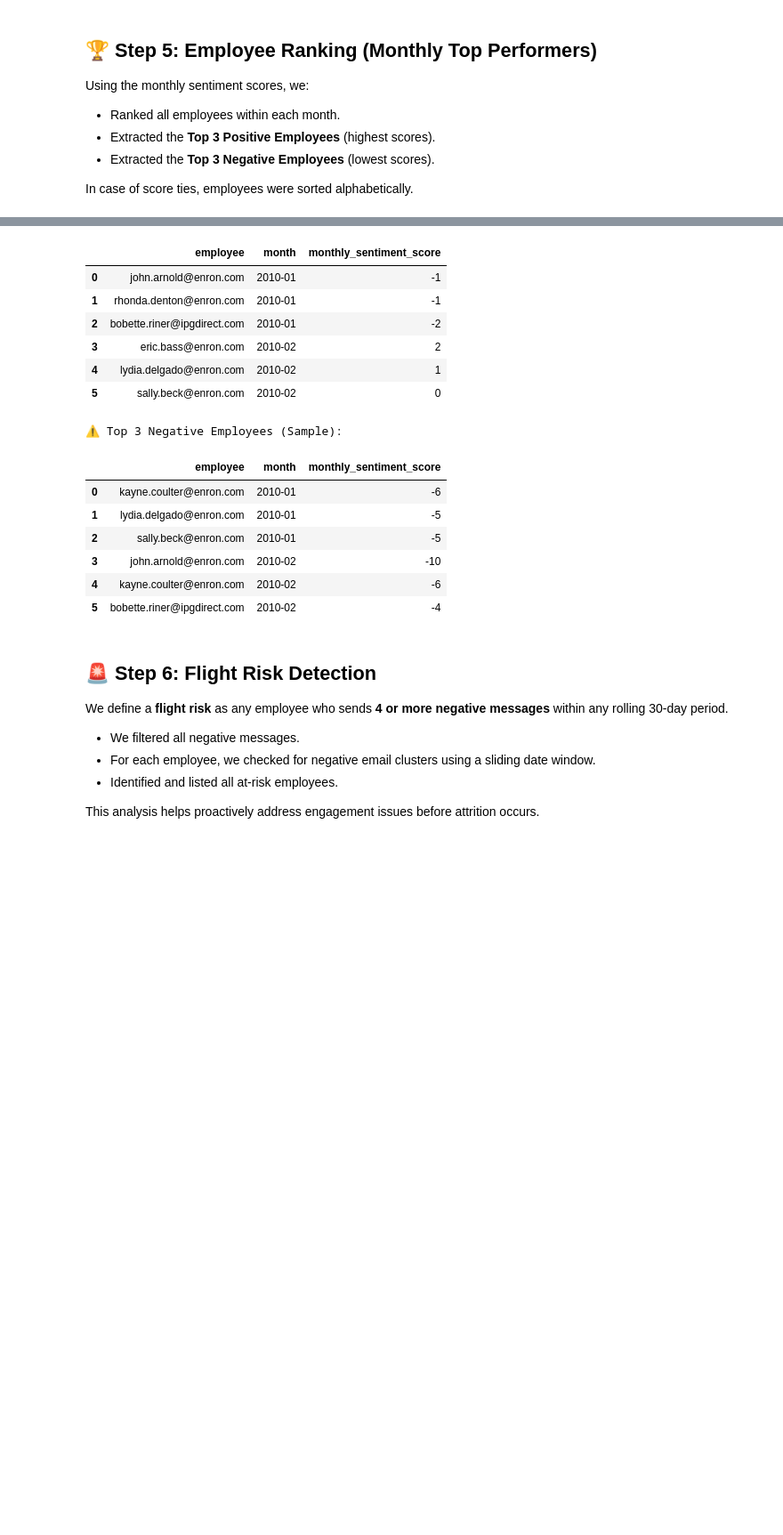
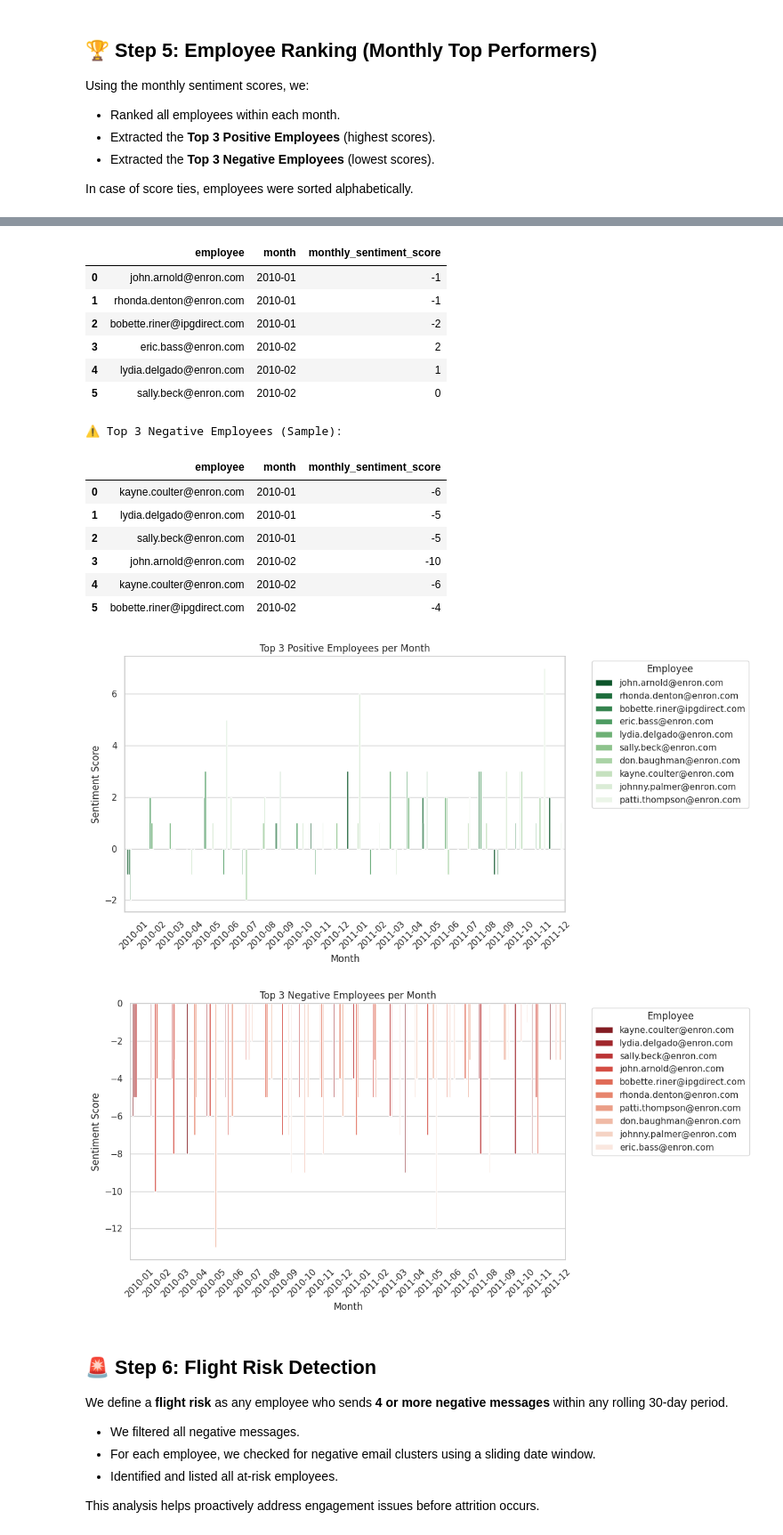
Before and after one commit to Ansh701/Ai-Project-Submission, a Jupyter notebook: main.ipynb, the cells around one changed output, grey strips where cells are left out. Shown at 89% size. Saved outputs shown, nothing was run; the diff lists cells and outputs as text; code cells hidden in the pictures; blank space fills up the shorter version.

```diff
--- a/main.ipynb
+++ b/main.ipynb
@@ -203,9 +377,12 @@ In case of score ties, employees were sorted alphabetically.
 # %%
 # 🏆 Step 5: Employee Ranking (Top 3 Positive and Negative per Month)
 
+import matplotlib.pyplot as plt
+import seaborn as sns
+
 # Sort monthly scores
 sorted_scores = monthly_scores.copy()
-sorted_scores['month'] = sorted_scores['month'].astype(str)  # convert Period to str for sorting
+sorted_scores['month'] = sorted_scores['month'].astype(str)  # convert Period to str
 
 # Top 3 Positive Employees per Month
 top_positives = (
@@ -218,34 +395,58 @@ top_positives = (
 # Top 3 Negative Employees per Month
 top_negatives = (
     sorted_scores.sort_values(['month', 'monthly_sentiment_score', 'employee'], ascending=[True, True, True])
     .groupby('month')
     .head(3)
     .reset_index(drop=True)
 )
 
-# Show sample
+# ✅ Display tables
 print("🎯 Top 3 Positive Employees (Sample):")
 display(top_positives.head(6))
 
 print("\n⚠️ Top 3 Negative Employees (Sample):")
 display(top_negatives.head(6))
+
+# 📊 Plot Top Positive Employees (Grouped Bar Chart)
+plt.figure(figsize=(12, 6))
+sns.barplot(data=top_positives, x='month', y='monthly_sentiment_score', hue='employee', palette='Greens_r')
+plt.title('Top 3 Positive Employees per Month')
+plt.ylabel('Sentiment Score')
+plt.xlabel('Month')
+plt.xticks(rotation=45)
+plt.legend(title='Employee', bbox_to_anchor=(1.05, 1), loc='upper left')
+plt.tight_layout()
+plt.show()
+
+# 📊 Plot Top Negative Employees (Grouped Bar Chart)
+plt.figure(figsize=(12, 6))
+sns.barplot(data=top_negatives, x='month', y='monthly_sentiment_score', hue='employee', palette='Reds_r')
+plt.title('Top 3 Negative Employees per Month')
+plt.ylabel('Sentiment Score')
+plt.xlabel('Month')
+plt.xticks(rotation=45)
+plt.legend(title='Employee', bbox_to_anchor=(1.05, 1), loc='upper left')
+plt.tight_layout()
+plt.show()
 # %% [output]
 🎯 Top 3 Positive Employees (Sample):
 |  | employee | month | monthly_sentiment_score |
 | 0 | john.arnold@enron.com | 2010-01 | -1 |
 | 1 | rhonda.denton@enron.com | 2010-01 | -1 |
 | 2 | bobette.riner@ipgdirect.com | 2010-01 | -2 |
 | 3 | eric.bass@enron.com | 2010-02 | 2 |
 | 4 | lydia.delgado@enron.com | 2010-02 | 1 |
 | 5 | sally.beck@enron.com | 2010-02 | 0 |
 ⚠️ Top 3 Negative Employees (Sample):
 |  | employee | month | monthly_sentiment_score |
 | 0 | kayne.coulter@enron.com | 2010-01 | -6 |
 | 1 | lydia.delgado@enron.com | 2010-01 | -5 |
 | 2 | sally.beck@enron.com | 2010-01 | -5 |
 | 3 | john.arnold@enron.com | 2010-02 | -10 |
 | 4 | kayne.coulter@enron.com | 2010-02 | -6 |
 | 5 | bobette.riner@ipgdirect.com | 2010-02 | -4 |
+[figure, added]
+[figure, added]
 # %% [markdown]
 ## 🚨 Step 6: Flight Risk Detection
 
```
Also changed, not shown: parts of 4 cells of this notebook.
